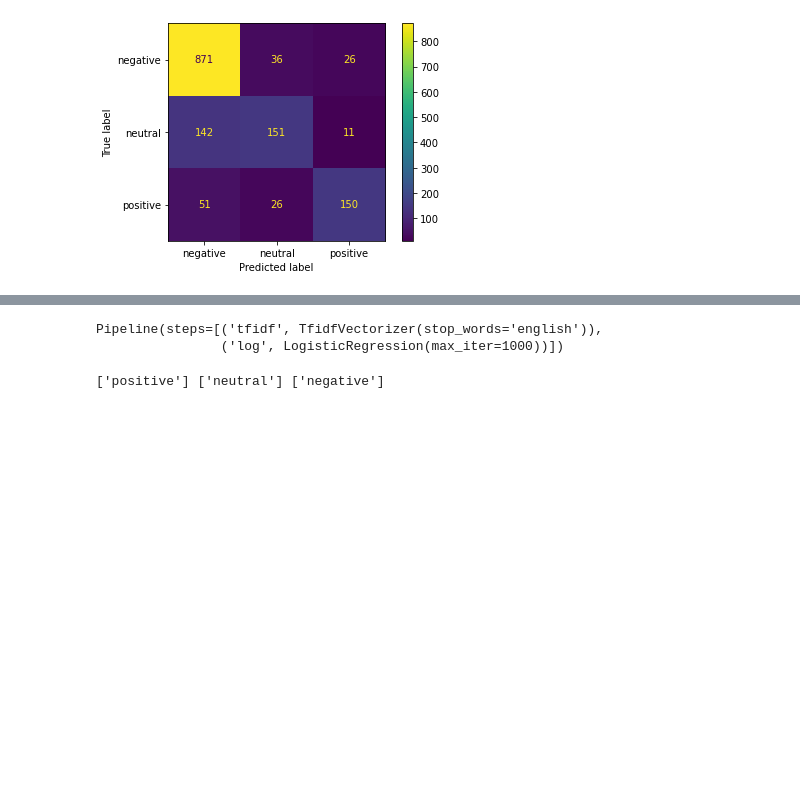
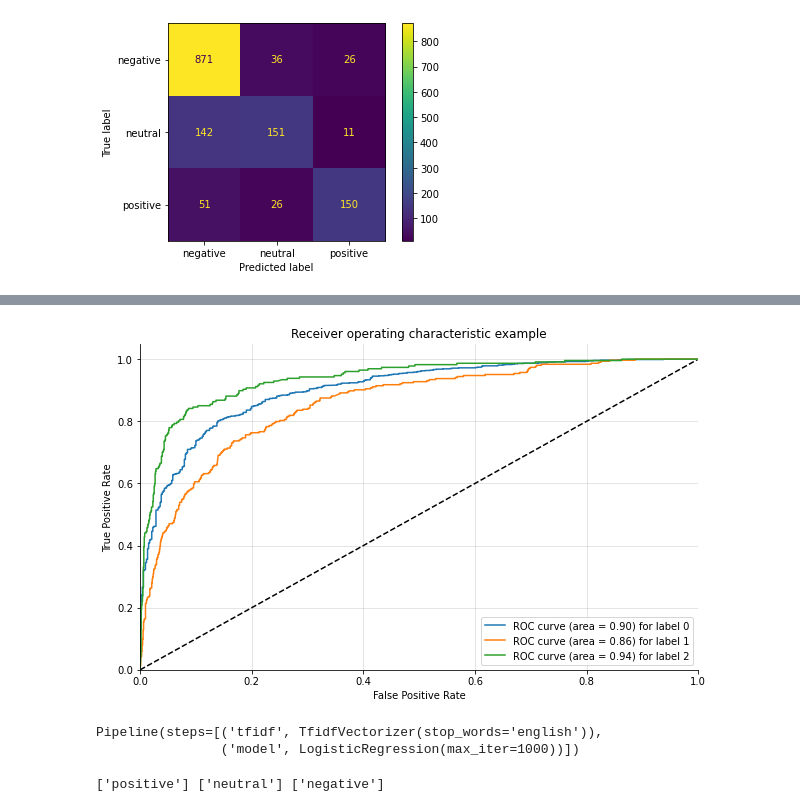
Before and after one commit to nimaim/metis-sensitivity-analysis, a Jupyter notebook: metis_intro_ds_project.ipynb, the cells around one changed output, grey strips where cells are left out. Saved outputs shown, nothing was run; the diff lists cells and outputs as text; code cells hidden in the pictures; blank space fills up the shorter version.

Commit message:
add ROC curve, images, tables

```diff
--- a/metis_intro_ds_project.ipynb
+++ b/metis_intro_ds_project.ipynb
@@ -288,7 +296,3 @@ X_train.shape
 X_test.shape
 # %% [output]
 (1464, 10633)
-# %%
-# Initialize model and fit to training data
-log = LogisticRegression(max_iter=1000)
-log.fit(X_train,y_train)
@@ -296,0 +299,4 @@ LogisticRegression(max_iter=1000)
+# %%
+# Initialize model and fit to training data
+model = LogisticRegression(max_iter=1000)
+model.fit(X_train,y_train)
@@ -330,0 +379,36 @@ plot_confusion_matrix(log,X_test,y_test) # This is a built in sklearn function
+# %%
+# This is from the ROC curve documentation on sklearn and Jose Portilla's DS class notebook
+# https://scikit-learn.org/stable/auto_examples/model_selection/plot_roc.html
+
+def plot_multiclass_roc(clf, X_test, y_test, n_classes, figsize=(5,5)):
+    y_score = clf.decision_function(X_test)
+
+    # structures
+    fpr = dict()
+    tpr = dict()
+    roc_auc = dict()
+
+    # calculate dummies once
+    y_test_dummies = pd.get_dummies(y_test, drop_first=False).values
+    for i in range(n_classes):
+        fpr[i], tpr[i], _ = roc_curve(y_test_dummies[:, i], y_score[:, i])
+        roc_auc[i] = auc(fpr[i], tpr[i])
+
+    # roc for each class
+    fig, ax = plt.subplots(figsize=figsize)
+    ax.plot([0, 1], [0, 1], 'k--')
+    ax.set_xlim([0.0, 1.0])
+    ax.set_ylim([0.0, 1.05])
+    ax.set_xlabel('False Positive Rate')
+    ax.set_ylabel('True Positive Rate')
+    ax.set_title('Receiver operating characteristic example')
+    for i in range(n_classes):
+        ax.plot(fpr[i], tpr[i], label='ROC curve (area = %0.2f) for label %i' % (roc_auc[i], i))
+    ax.legend(loc="best")
+    ax.grid(alpha=.4)
+    sns.despine()
+    plt.show()
+# %%
+plot_multiclass_roc(model, X_test, y_test, n_classes=3, figsize=(10,6))
+# %% [output]
+[figure, added]
@@ -333,11 +419,11 @@ plot_confusion_matrix(log,X_test,y_test) # This is a built in sklearn function
 # %%
 # Set up pipeline so that can take in a tweet directly for predictions
 from sklearn.pipeline import Pipeline
-pipe = Pipeline([('tfidf',TfidfVectorizer(stop_words='english')),('log',LogisticRegression(max_iter=1000))])
+pipe = Pipeline([('tfidf',TfidfVectorizer(stop_words='english')),('model',LogisticRegression(max_iter=1000))])
 pipe.fit(df['text_cleaned'],df['airline_sentiment'])
 # %% [output]
 Pipeline(steps=[('tfidf', TfidfVectorizer(stop_words='english')),
-                ('log', LogisticRegression(max_iter=1000))])
+                ('model', LogisticRegression(max_iter=1000))])
 # %%
 test_pos_tweet = ['This was a great flight. All compliments to the staff!']
 test_neutral_tweet = ['The flight was ok overall. Nothing special.']
```
Also changed, not shown: parts of 14 cells of this notebook.
